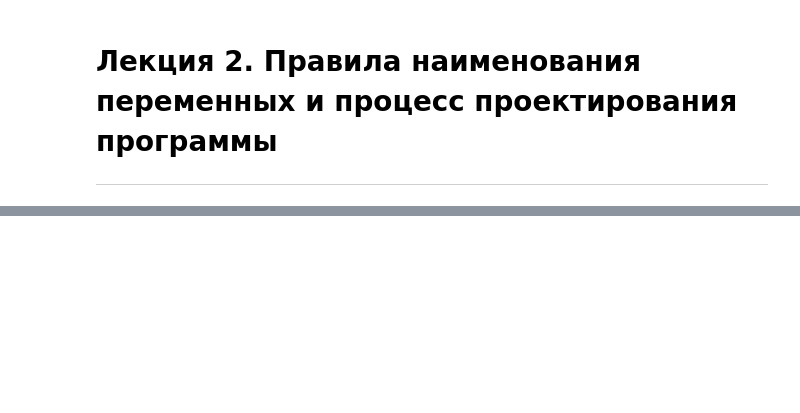
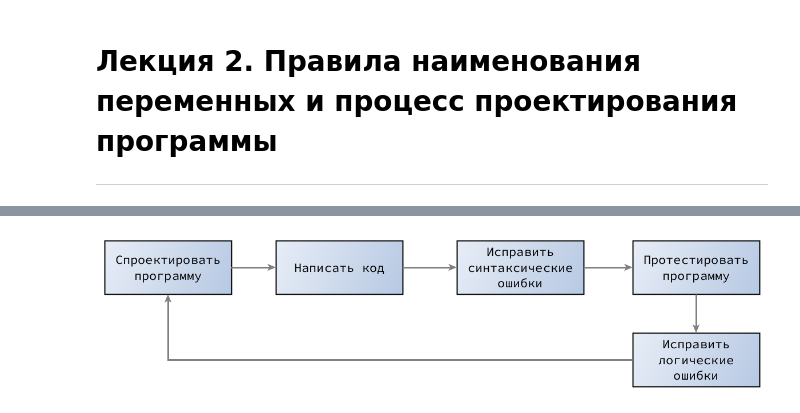
Before and after one commit to Maltiec/PythonLections, a Jupyter notebook: Lecture2.ipynb, the cells around one changed output, grey strips where cells are left out. Cells and saved outputs as stored; diff of their text form; code cells hidden in the pictures; blank space fills up the shorter version.

```diff
--- a/Lecture2.ipynb
+++ b/Lecture2.ipynb
@@ -44,0 +36,5 @@
+# %%
+from IPython import display
+display.Image("Dia1.png")
+# %% [output]
+[figure, added]
```
Also changed, not shown: parts of 33 cells of this notebook, 7 other files.
